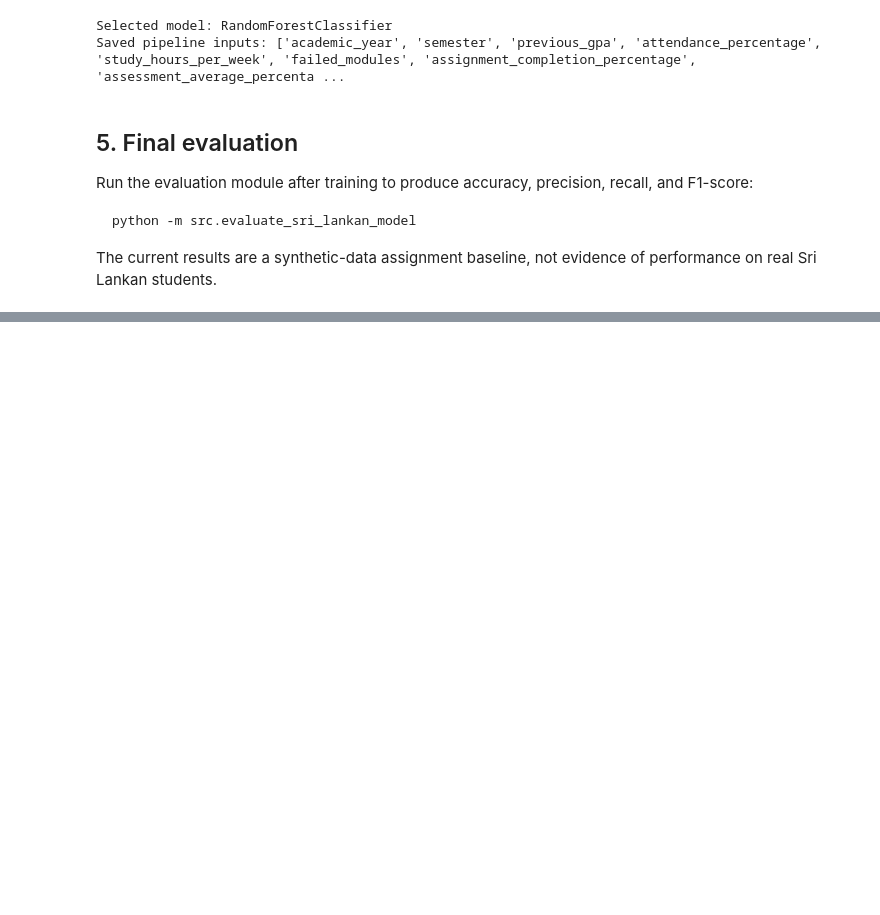
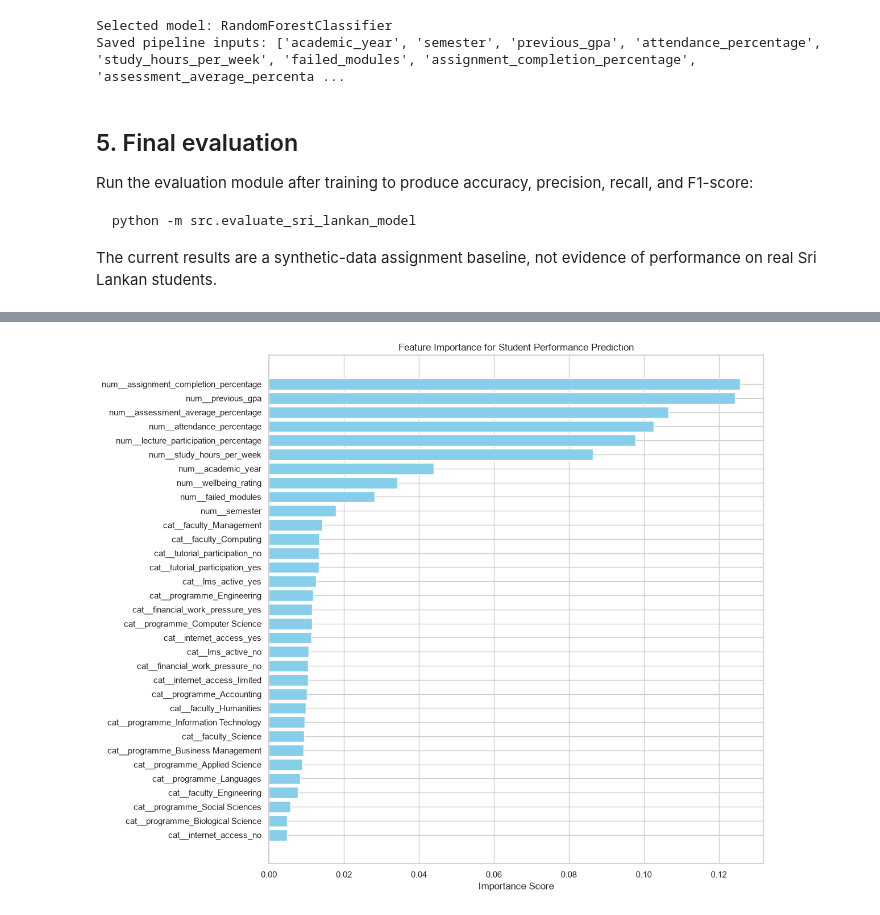
Before and after one commit to geeth-pesandu2002/Student-Performance-Prediction-and-Academic-Advisory-System, a Jupyter notebook: notebooks/data_analysis_and_model_training.ipynb, the cells around one changed output, grey strips where cells are left out. Saved outputs shown, nothing was run; the diff lists cells and outputs as text; code cells hidden in the pictures; blank space fills up the shorter version.

```diff
--- a/notebooks/data_analysis_and_model_training.ipynb
+++ b/notebooks/data_analysis_and_model_training.ipynb
@@ -170,0 +220,23 @@ The current results are a synthetic-data assignment baseline, not evidence of pe
+# %%
+# Get the actual model from inside the Pipeline
+classifier = model_eval.named_steps['classifier']
+importances = classifier.feature_importances_
+
+# Get the correct feature names from the translator
+feature_names = model_eval.named_steps['preprocessor'].get_feature_names_out()
+
+# Create the DataFrame
+importance_df = pd.DataFrame({
+    'Feature': feature_names,
+    'Importance': importances
+}).sort_values('Importance', ascending=True)
+
+# Plot the chart
+plt.figure(figsize=(12, 10)) # Made it a bit bigger to fit all the new names
+plt.barh(importance_df['Feature'], importance_df['Importance'], color='skyblue')
+plt.xlabel('Importance Score')
+plt.title('Feature Importance for Student Performance Prediction')
+plt.tight_layout()
+plt.show()
+# %% [output]
+[figure, added]
```
Also changed, not shown: parts of 1 cell of this notebook, 2 other files.
